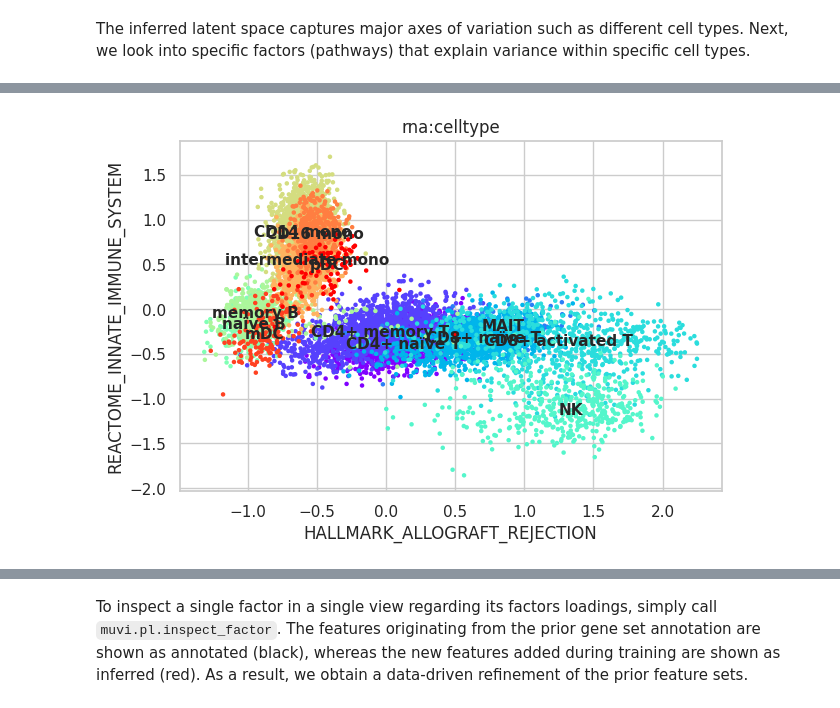
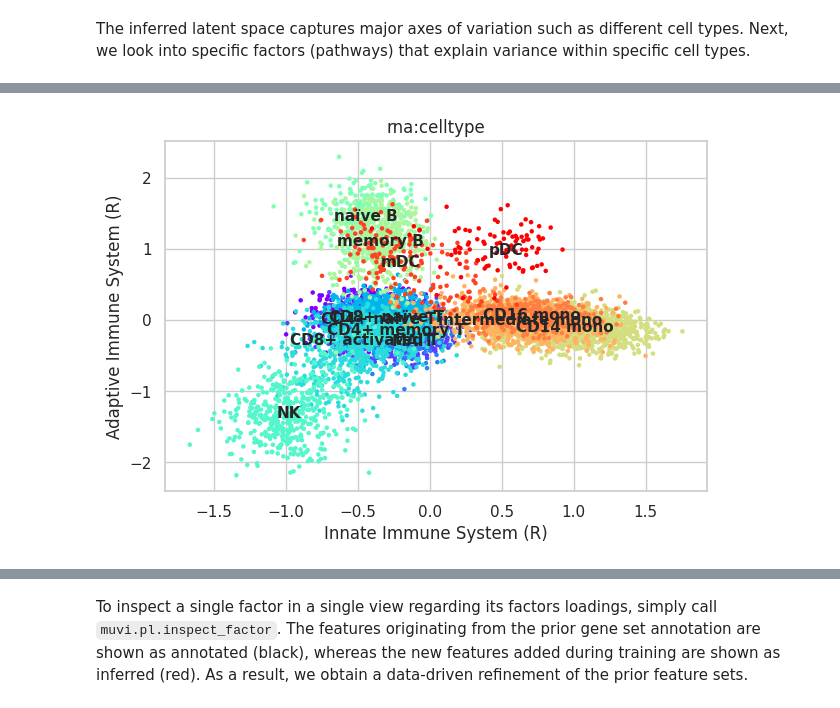
Before and after one commit to MLO-lab/MuVI, a Jupyter notebook: examples/3a_single-cell_multi-omics_integration.ipynb, the cells around one changed output, grey strips where cells are left out. Saved outputs shown, nothing was run; the diff lists cells and outputs as text; code cells hidden in the pictures.

```diff
--- a/examples/3a_single-cell_multi-omics_integration.ipynb
+++ b/examples/3a_single-cell_multi-omics_integration.ipynb
@@ -227,16 +253,3 @@ Generally, the gene set collections inform different views differently. That is,
 In our case, we may only inform the RNA view, and expect the ATAC view to be informed implicitly during the inference of shared latent factors.
 
 Finally, we convert the prior information into a numerical representation such as a binary matrix.
-# %%
-adata = mdata["rna"]
-gene_set_mask, gene_sets = measured_pathways.to_mask(adata.var_names.tolist())
-
-adata.uns["gene_set_name"] = [gsn.name for gsn in gene_sets]
-
-adata.varm["gene_set_mask"] = pd.DataFrame(
-    gene_set_mask.astype("bool").T,
-    index=adata.var_names,
-    columns=adata.uns["gene_set_name"],
-)
-
-mdata.uns["gene_set_name"] = adata.uns["gene_set_name"]
@@ -244,0 +256,4 @@ mdata.uns["gene_set_name"] = adata.uns["gene_set_name"]
+# %%
+mdata["rna"].varm["gene_set_mask"] = gene_set_collection.to_mask(
+    adata.var_names.tolist()
+).T
@@ -292,3 +309,24 @@ loss_history, _ = model.fit(
 Once the training terminates, we may call `muvi.tl.foo` followed by `muvi.pl.foo` to apply different analysis tools and plot the results, similar to the usage principles of `scanpy`.
 
 Under the hood, `muvi` stores every intermediate result in a `model._cache.factor_adata` such as variance explained by each factor, significance of each factor with respect to the prior information and so on.
+# %%
+# first, lets prettify the names of the factors
+# assume format: COLLECTION_SOME_LONG_GENE_SET_NAME|COLLECTION_SOME_OTHER_LONG_GENE_SET_NAME
+# return format: Some Long...Name (C)|Some Other...Name (C)
+def prettify(name, max_len=50):
+    def prettify_single(name, max_len):
+        parts = name.split("_")
+        parts[0] = f"({parts[0][0]})"
+        parts = parts[1:] + parts[:1]
+        new_name = " ".join(parts)
+        if len(new_name) > max_len:
+            half_len = (max_len) // 2
+            new_name = new_name[: half_len - 2] + "..." + new_name[-half_len + 1 :]
+        return new_name.title()
+
+    parts = name.split("|")
+    max_len = max_len // len(parts)
+    return "|".join([prettify_single(part, max_len) for part in parts])
+
+
+model.factor_names = model.factor_names.map(prettify)
@@ -386,16 +428,19 @@ relevant_factors = []
 [interactive output not drawn]
 # %%
 # top two factors based on variance explained
-top_r2_factors = ["HALLMARK_ALLOGRAFT_REJECTION", "REACTOME_INNATE_IMMUNE_SYSTEM"]
+top_r2_factors = [
+    "Innate Immune System (R)",
+    "Adaptive Immune System (R)",
+]
 relevant_factors += top_r2_factors
 muvi.pl.scatter(
     model,
-    *top_r2_factors,
+    *top_r2_factors[:2],
     "rna:celltype",
     size=42,
     legend_loc="on data",
 )
 # %% [output]
-[figure, old version]
+[figure, new version]
 [interactive output not drawn]
 # %%
```
Also changed, not shown: parts of 29 cells of this notebook, 9 other files.
